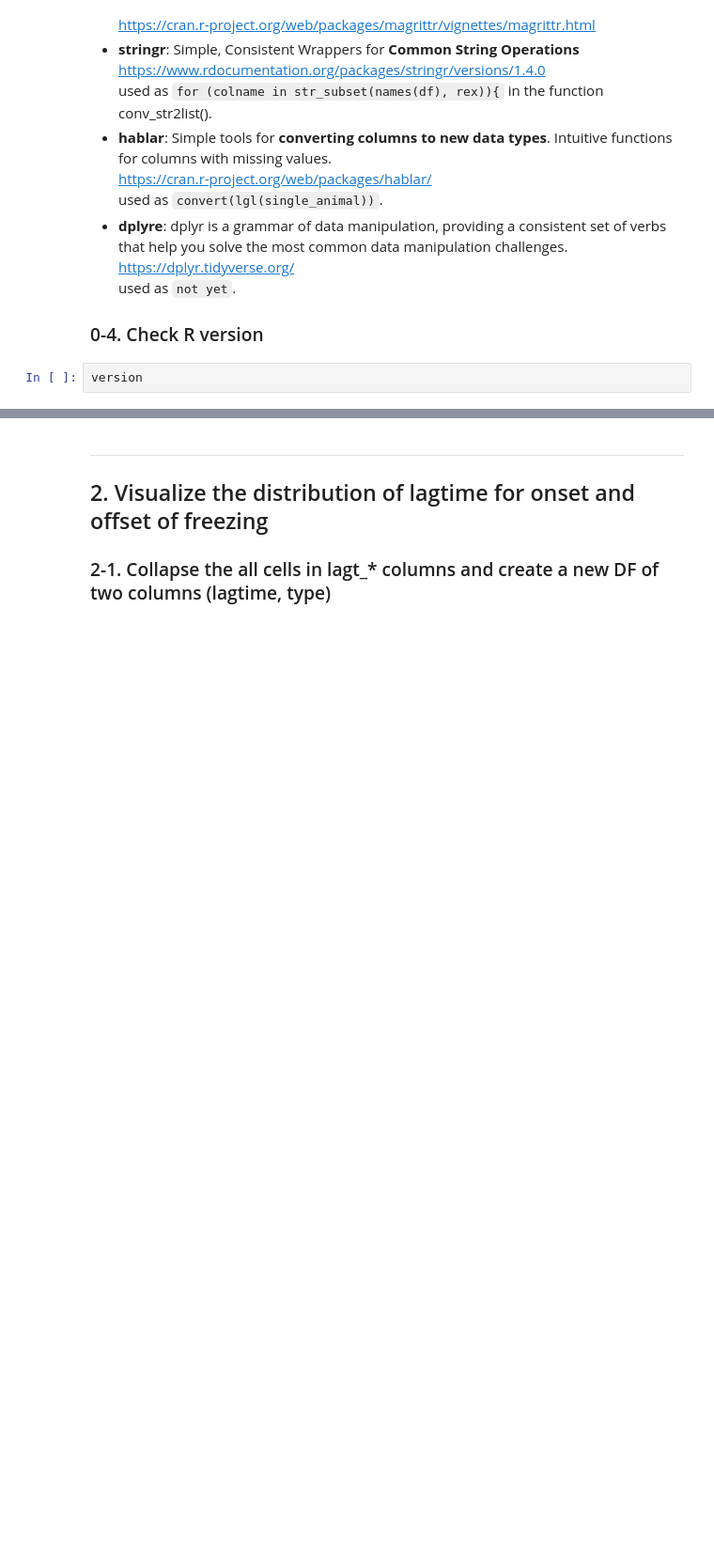
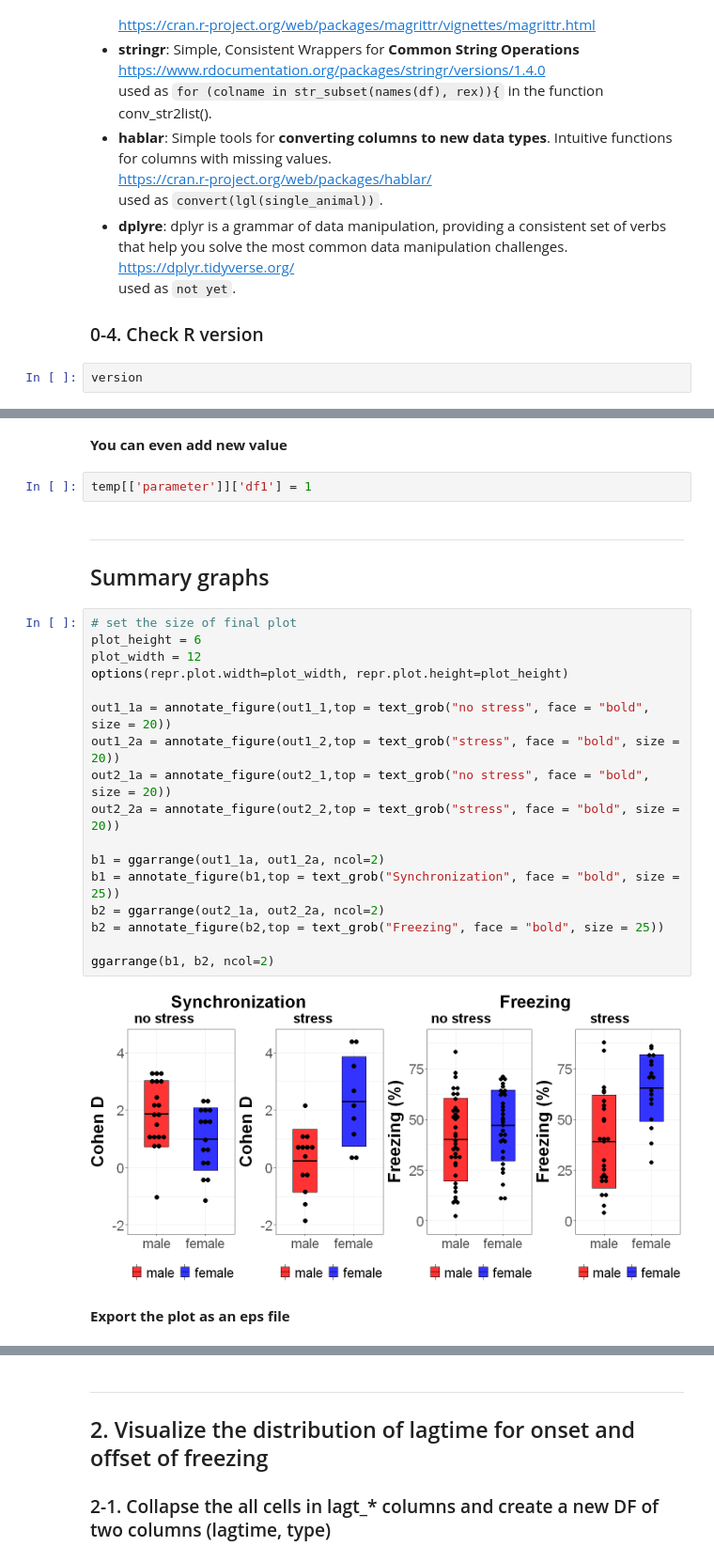
Before and after one commit to wataruito/synchro_freeze, a Jupyter notebook: 03r_analysis.ipynb, the cells around one changed output, grey strips where cells are left out. Shown: that part at 94% size. Saved outputs shown, nothing was run; the diff lists cells and outputs as text; blank space fills up the shorter version.

```diff
--- a/03r_analysis.ipynb
+++ b/03r_analysis.ipynb
@@ -265,0 +802,28 @@ A tibble: 2 × 24
+# %% [markdown]
+**You can even add new value**
+# %%
+temp[['parameter']]['df1'] = 1
+# %% [markdown]
+---
+## Summary graphs
+# %%
+# set the size of final plot
+plot_height = 6
+plot_width = 12
+options(repr.plot.width=plot_width, repr.plot.height=plot_height)
+
+out1_1a = annotate_figure(out1_1,top = text_grob("no stress", face = "bold", size = 20))
+out1_2a = annotate_figure(out1_2,top = text_grob("stress", face = "bold", size = 20))
+out2_1a = annotate_figure(out2_1,top = text_grob("no stress", face = "bold", size = 20))
+out2_2a = annotate_figure(out2_2,top = text_grob("stress", face = "bold", size = 20))
+
+b1 = ggarrange(out1_1a, out1_2a, ncol=2)
+b1 = annotate_figure(b1,top = text_grob("Synchronization", face = "bold", size = 25))
+b2 = ggarrange(out2_1a, out2_2a, ncol=2)
+b2 = annotate_figure(b2,top = text_grob("Freezing", face = "bold", size = 25))
+
+ggarrange(b1, b2, ncol=2)
+# %% [output]
+[figure, added]
+# %% [markdown]
+**Export the plot as an eps file**
```
Also changed, not shown: parts of 57 cells of this notebook, 1 other file.
